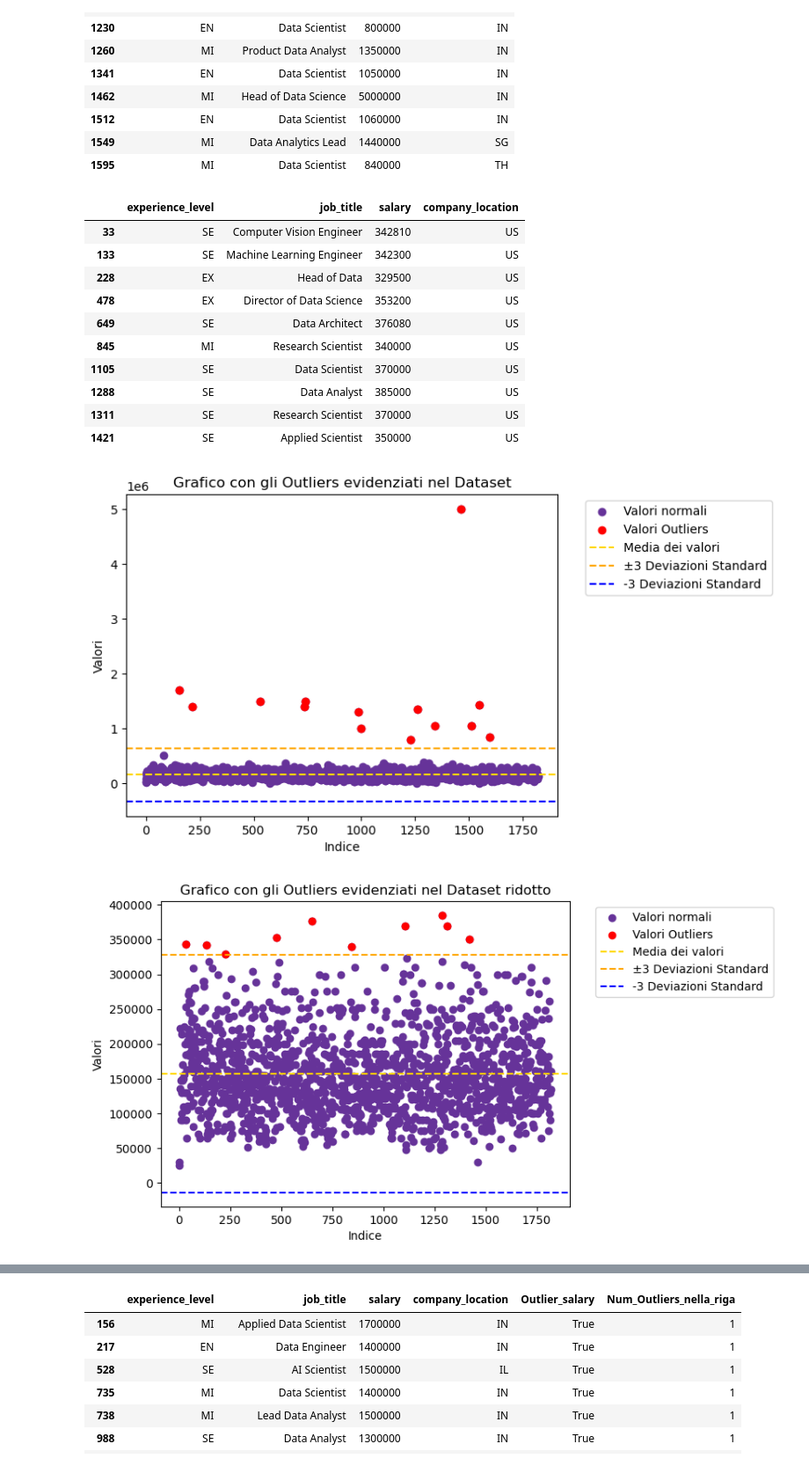
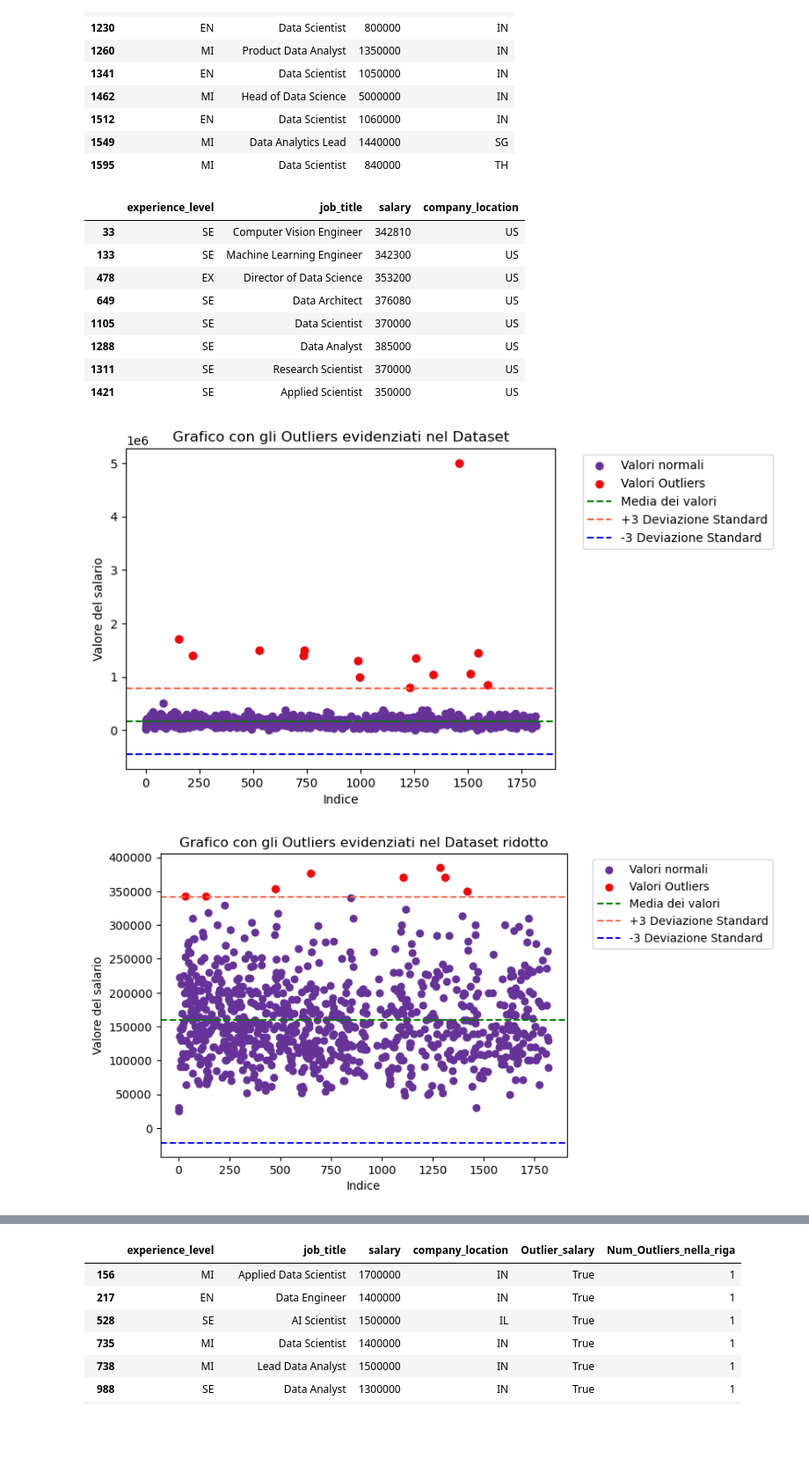
Before and after one commit to Istituto-freudinttheprodev/Python-ROBOTICA-E-AI, a Jupyter notebook: Es. 11 (dal Dataset all'algoritmo).ipynb, the cells around one changed output, grey strips where cells are left out. Shown at 88% size. Saved outputs shown, nothing was run; the diff lists cells and outputs as text; code cells hidden in the pictures; blank space fills up the shorter version.

```diff
--- a/Es. 11 (dal Dataset all'algoritmo).ipynb
+++ b/Es. 11 (dal Dataset all'algoritmo).ipynb
@@ -194,0 +220,2 @@ dataset
+# %%
+dataset_ridotto = dataset_ridotto.drop_duplicates()
@@ -563,10 +626,8 @@ outliers_dataset_ridotto
 |  | experience_level | job_title | salary | company_location |
 | 33 | SE | Computer Vision Engineer | 342810 | US |
 | 133 | SE | Machine Learning Engineer | 342300 | US |
-| 228 | EX | Head of Data | 329500 | US |
 | 478 | EX | Director of Data Science | 353200 | US |
 | 649 | SE | Data Architect | 376080 | US |
-| 845 | MI | Research Scientist | 340000 | US |
 | 1105 | SE | Data Scientist | 370000 | US |
 | 1288 | SE | Data Analyst | 385000 | US |
 | 1311 | SE | Research Scientist | 370000 | US |
@@ -579,42 +640,42 @@ plt.scatter(dataset.index, dataset['salary'], label='Valori normali', color="reb
 plt.scatter(outliers_dataset.index, outliers_dataset['salary'], color='red', label='Valori Outliers')
 
 # Aggiungi la media e la deviazione standard al grafico
-plt.axhline(y=mean_value_dataset, color='gold', linestyle='--', label='Media dei valori')
-plt.axhline(y=mean_value_dataset + 3 * std_dev_dataset, color='orange', linestyle='--', label='±3 Deviazioni Standard')
-plt.axhline(y=mean_value_dataset - 3 * std_dev_dataset, color='blue', linestyle='--', label='-3 Deviazioni Standard')
+plt.axhline(y=mean_value_dataset, color='green', linestyle='--', label='Media dei valori')
+plt.axhline(y=mean_value_dataset + 3 * std_dev_dataset, color='tomato', linestyle='--', label='+3 Deviazione Standard')
+plt.axhline(y=mean_value_dataset - 3 * std_dev_dataset, color='blue', linestyle='--', label='-3 Deviazione Standard')
 
 # Aggiungi etichette e legenda al grafico
 plt.xlabel('Indice')
-plt.ylabel('Valori')
+plt.ylabel('Valore del salario')
 plt.title('Grafico con gli Outliers evidenziati nel Dataset')
 plt.legend(bbox_to_anchor=(1.05, 1), loc='upper left')
 
 # Mostra il grafico
 plt.show()
 # %% [output]
-[figure, old version]
+[figure, new version]
 # %%
 # Crea un grafico a dispersione
 plt.scatter(dataset_ridotto.index, dataset_ridotto['salary'], label='Valori normali', color="rebeccapurple")
 
 # Evidenzia gli outliers nel grafico con un colore diverso
 plt.scatter(outliers_dataset_ridotto.index, outliers_dataset_ridotto['salary'], color='red', label='Valori Outliers')
 
 # Aggiungi la media e la deviazione standard al grafico
-plt.axhline(y=mean_value_dataset_ridotto, color='gold', linestyle='--', label='Media dei valori')
-plt.axhline(y=mean_value_dataset_ridotto + 3 * std_dev_dataset_ridotto, color='orange', linestyle='--', label='±3 Deviazioni Standard')
-plt.axhline(y=mean_value_dataset_ridotto - 3 * std_dev_dataset_ridotto, color='blue', linestyle='--', label='-3 Deviazioni Standard')
+plt.axhline(y=mean_value_dataset_ridotto, color='green', linestyle='--', label='Media dei valori')
+plt.axhline(y=mean_value_dataset_ridotto + 3 * std_dev_dataset_ridotto, color='tomato', linestyle='--', label='+3 Deviazione Standard')
+plt.axhline(y=mean_value_dataset_ridotto - 3 * std_dev_dataset_ridotto, color='blue', linestyle='--', label='-3 Deviazione Standard')
 
 # Aggiungi etichette e legenda al grafico
 plt.xlabel('Indice')
-plt.ylabel('Valori')
+plt.ylabel('Valore del salario')
 plt.title('Grafico con gli Outliers evidenziati nel Dataset ridotto')
 plt.legend(bbox_to_anchor=(1.05, 1), loc='upper left')
 
 # Mostra il grafico
 plt.show()
 # %% [output]
-[figure, old version]
+[figure, new version]
 # %%
 # Importa la libreria matplotlib
 import matplotlib.pyplot as plt
```
Also changed, not shown: parts of 94 cells of this notebook.
